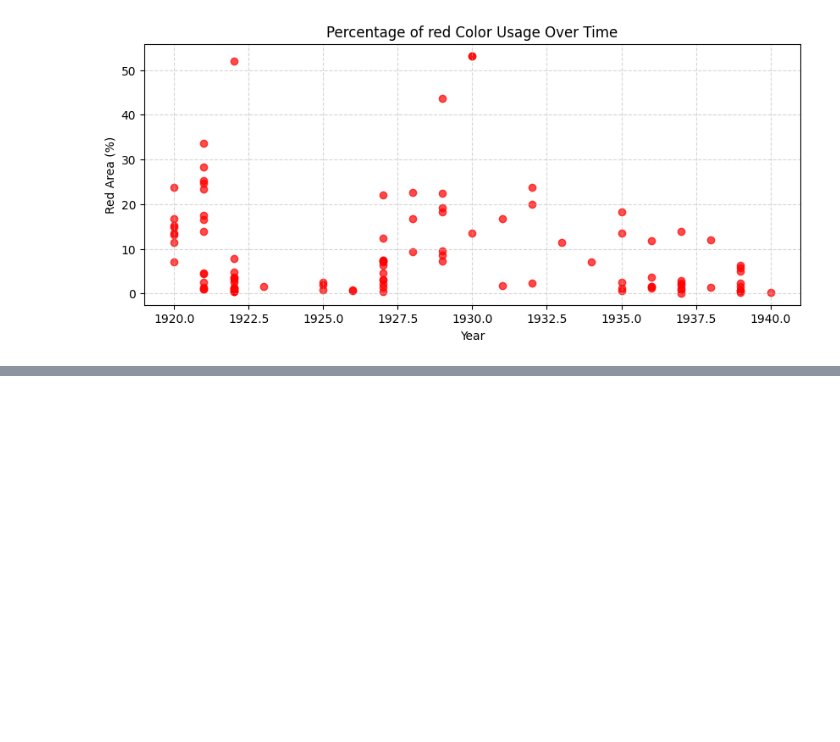
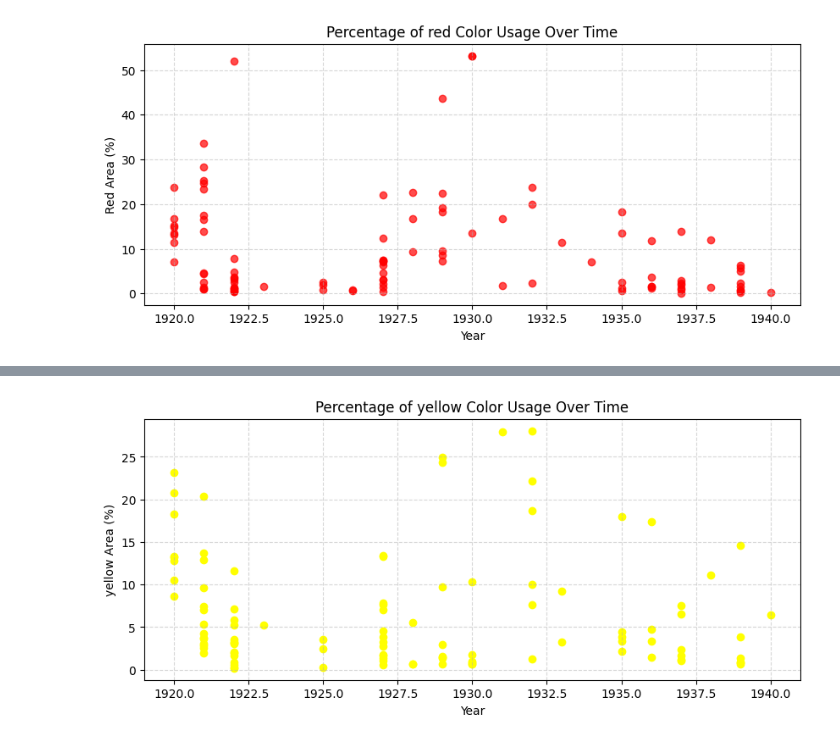
Before and after one commit to sanagahoi/Python_labs, a Jupyter notebook: cisco-labs/mondrian-art-project/mondrian-art-project.ipynb, the cells around one changed output, grey strips where cells are left out. Cells and saved outputs as stored; diff of their text form; code cells hidden in the pictures; blank space fills up the shorter version.

Commit message:
Added yellow color analysis

```diff
--- a/cisco-labs/mondrian-art-project/mondrian-art-project.ipynb
+++ b/cisco-labs/mondrian-art-project/mondrian-art-project.ipynb
@@ -538,0 +541,3 @@ plt.show()
+# %%
+yellow_features = features[features['color']=='yellow']
+yellow_features
@@ -538,0 +558,4 @@ plt.show()
+# %%
+# Calculate the area of these blue features.
+yellow_features['yellow_area'] = yellow_features['width']*yellow_features['height']
+yellow_features.head()
@@ -538,0 +574,4 @@ plt.show()
+# %%
+# Group the blue feature areas by painting_id and sum them.
+yellow_paintings = yellow_features.groupby('painting_id')['yellow_area'].sum().reset_index()
+yellow_paintings.head()
@@ -538,0 +585,4 @@ plt.show()
+# %%
+# Merge this data with painting_info.
+painting_info = painting_info.merge(yellow_paintings, on='painting_id', how="left")
+painting_info.head()
@@ -538,0 +596,14 @@ plt.show()
+# %%
+# Plot the percentage of blue in each painting over time.
+
+painting_info['yellow_pct'] = (painting_info['yellow_area'] / painting_info['area']) * 100
+
+plt.figure(figsize=(10, 4))
+plt.scatter(painting_info['year'], painting_info['yellow_pct'], color='yellow', alpha=1)
+plt.xlabel('Year')
+plt.ylabel('yellow Area (%)')
+plt.title('Percentage of yellow Color Usage Over Time')
+plt.grid(True, linestyle='--', alpha=0.5)
+plt.show()
+# %% [output]
+[figure, added]
```
Also changed, not shown: parts of 5 cells of this notebook.
